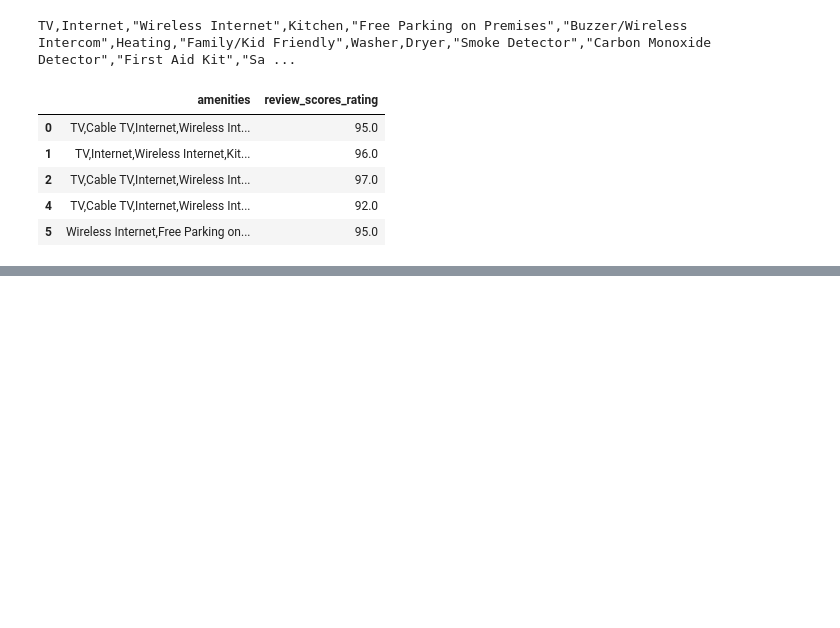
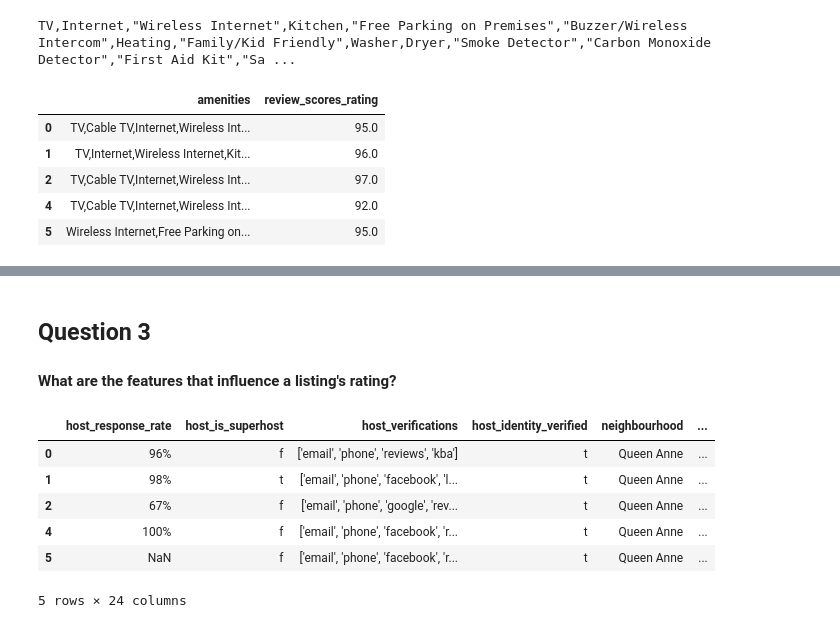
Before and after one commit to IShamss/seattle_airbnb, a Jupyter notebook: seattle_airbnb.ipynb, the cells around one changed output, grey strips where cells are left out. Drawn from its saved outputs; the diff is of its cells as text; code cells hidden in the pictures; blank space fills up the shorter version.

```diff
--- a/seattle_airbnb.ipynb
+++ b/seattle_airbnb.ipynb
@@ -200,0 +225,20 @@ As we can see from the graph above, we can see the top 20 amenities assocaited w
+# %% [markdown]
+## Question 3
+#### What are the features that influence a listing's rating?
+# %%
+# first remove rows that have no ratings
+q3_df = data.dropna(subset=['review_scores_rating'])
+# remove unnecessary columns
+q3_df = q3_df[['host_response_rate', 'host_is_superhost','host_verifications', 'host_identity_verified', 'neighbourhood',
+                'property_type', 'accommodates','bathrooms', 'bedrooms',
+               'beds', 'bed_type', 'amenities','price','security_deposit','cleaning_fee', 'guests_included', 'extra_people','availability_30', 'availability_60', 'availability_90',
+               'availability_365', 'number_of_reviews','review_scores_rating', 'instant_bookable']]
+q3_df.head()
+# %% [output]
+|  | host_response_rate | host_is_superhost | host_verifications | host_identity_verified | neighbourhood | ... |
+| 0 | 96% | f | ['email', 'phone', 'reviews', 'kba'] | t | Queen Anne | ... |
+| 1 | 98% | t | ['email', 'phone', 'facebook', 'l... | t | Queen Anne | ... |
+| 2 | 67% | f | ['email', 'phone', 'google', 'rev... | t | Queen Anne | ... |
+| 4 | 100% | f | ['email', 'phone', 'facebook', 'r... | t | Queen Anne | ... |
+| 5 | NaN | f | ['email', 'phone', 'facebook', 'r... | t | Queen Anne | ... |
+5 rows × 24 columns
```
Also changed, not shown: parts of 31 cells of this notebook.
